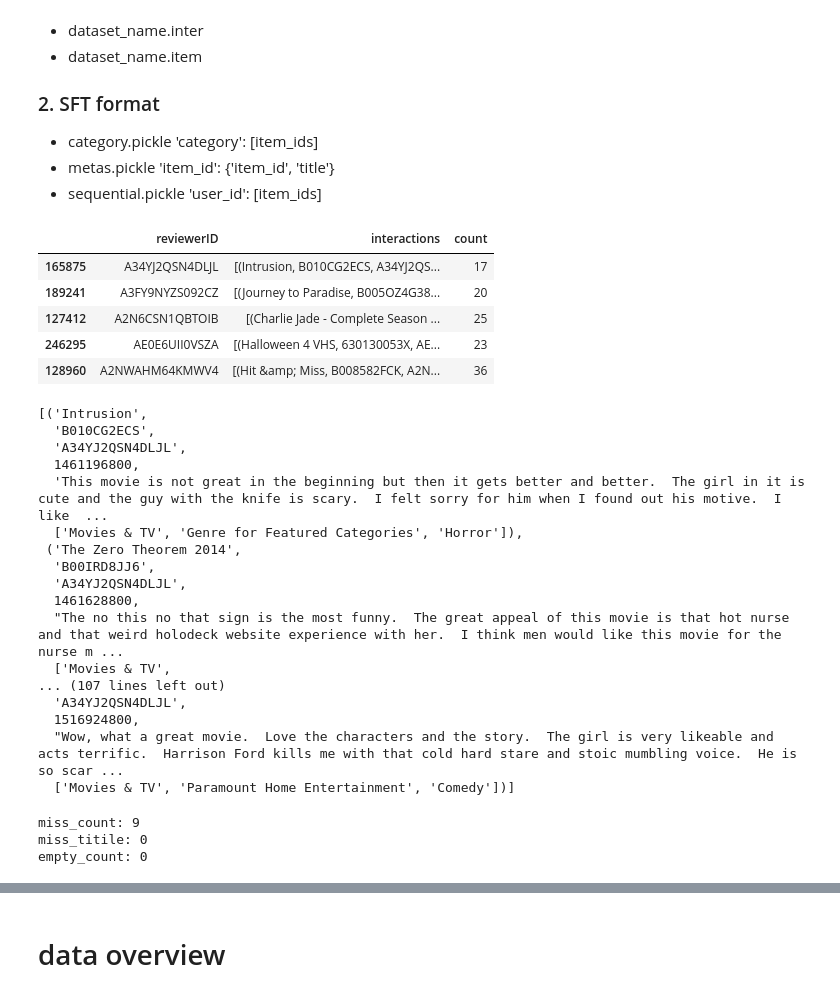
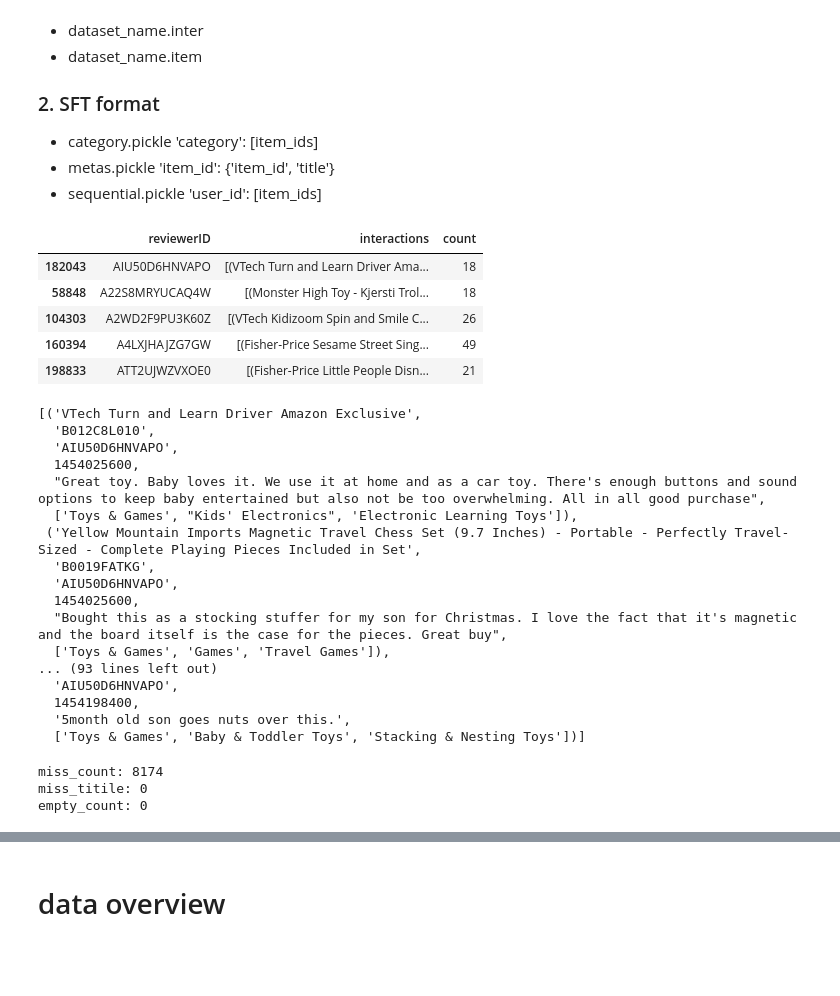
Before and after one commit to leepyone/scope-rec, a Jupyter notebook: data/data_convert.ipynb, the cells around one changed output, grey strips where cells are left out. Drawn from its saved outputs; the diff is of its cells as text; code cells hidden in the pictures; blank space fills up the shorter version.

```diff
--- a/data/data_convert.ipynb
+++ b/data/data_convert.ipynb
@@ -24,36 +24,36 @@ def save_pickle(data,save_path):
 - metas.pickle 'item_id': {'item_id', 'title'}
 - sequential.pickle 'user_id': [item_ids]
 # %%
-file_path = '/home/wangshuo/codes/rec-scope/constraint_search/data/movies/base/movies_final.pickle'
+file_path = '/home/wangshuo/codes/scope-rec/data/toys/toys_final.pickle'
 final_df = load_pickle(file_path)
 final_df.head()
 # %% [output]
 |  | reviewerID | interactions | count |
-| 165875 | A34YJ2QSN4DLJL | [(Intrusion, B010CG2ECS, A34YJ2QS... | 17 |
-| 189241 | A3FY9NYZS092CZ | [(Journey to Paradise, B005OZ4G38... | 20 |
-| 127412 | A2N6CSN1QBTOIB | [(Charlie Jade - Complete Season ... | 25 |
-| 246295 | AE0E6UII0VSZA | [(Halloween 4 VHS, 630130053X, AE... | 23 |
-| 128960 | A2NWAHM64KMWV4 | [(Hit &amp; Miss, B008582FCK, A2N... | 36 |
+| 182043 | AIU50D6HNVAPO | [(VTech Turn and Learn Driver Ama... | 18 |
+| 58848 | A22S8MRYUCAQ4W | [(Monster High Toy - Kjersti Trol... | 18 |
+| 104303 | A2WD2F9PU3K60Z | [(VTech Kidizoom Spin and Smile C... | 26 |
+| 160394 | A4LXJHAJZG7GW | [(Fisher-Price Sesame Street Sing... | 49 |
+| 198833 | ATT2UJWZVXOE0 | [(Fisher-Price Little People Disn... | 21 |
 # %%
 final_df.iloc[0]['interactions']
 # %% [output]
-[('Intrusion',
-  'B010CG2ECS',
-  'A34YJ2QSN4DLJL',
-  1461196800,
-  'This movie is not great in the beginning but then it gets better and better.  The girl in it is cute and the guy with the knife is scary.  I felt sorry for him when I found out his motive.  I like  ...
-  ['Movies & TV', 'Genre for Featured Categories', 'Horror']),
- ('The Zero Theorem 2014',
-  'B00IRD8JJ6',
-  'A34YJ2QSN4DLJL',
-  1461628800,
-  "The no this no that sign is the most funny.  The great appeal of this movie is that hot nurse and that weird holodeck website experience with her.  I think men would like this movie for the nurse m ...
-  ['Movies & TV',
-... (107 lines left out)
-  'A34YJ2QSN4DLJL',
-  1516924800,
-  "Wow, what a great movie.  Love the characters and the story.  The girl is very likeable and acts terrific.  Harrison Ford kills me with that cold hard stare and stoic mumbling voice.  He is so scar ...
-  ['Movies & TV', 'Paramount Home Entertainment', 'Comedy'])]
+[('VTech Turn and Learn Driver Amazon Exclusive',
+  'B012C8L010',
+  'AIU50D6HNVAPO',
+  1454025600,
+  "Great toy. Baby loves it. We use it at home and as a car toy. There's enough buttons and sound options to keep baby entertained but also not be too overwhelming. All in all good purchase",
+  ['Toys & Games', "Kids' Electronics", 'Electronic Learning Toys']),
+ ('Yellow Mountain Imports Magnetic Travel Chess Set (9.7 Inches) - Portable - Perfectly Travel-Sized - Complete Playing Pieces Included in Set',
+  'B0019FATKG',
+  'AIU50D6HNVAPO',
+  1454025600,
+  "Bought this as a stocking stuffer for my son for Christmas. I love the fact that it's magnetic and the board itself is the case for the pieces. Great buy",
+  ['Toys & Games', 'Games', 'Travel Games']),
+... (93 lines left out)
+  'AIU50D6HNVAPO',
+  1454198400,
+  '5month old son goes nuts over this.',
+  ['Toys & Games', 'Baby & Toddler Toys', 'Stacking & Nesting Toys'])]
 # %%
 import ast
 def convert_to_list(tags_str):
@@ -73,7 +73,7 @@ category = {}
 iter =[]
 item_recbole = []
 item_list =[]
-COMMON_TAG = 'Movies & TV'
+COMMON_TAG = 'Toys&Games'
 miss_count = 0
 miss_titile =0
 empty_count = 0
@@ -119,7 +119,7 @@ print('miss_count:',miss_count)
 print("miss_titile:",miss_titile)
 print("empty_count:",empty_count)
 # %% [output]
-miss_count: 9
+miss_count: 8174
 miss_titile: 0
 empty_count: 0
 # %%
```
Also changed, not shown: parts of 4 cells of this notebook, 12 other files.
